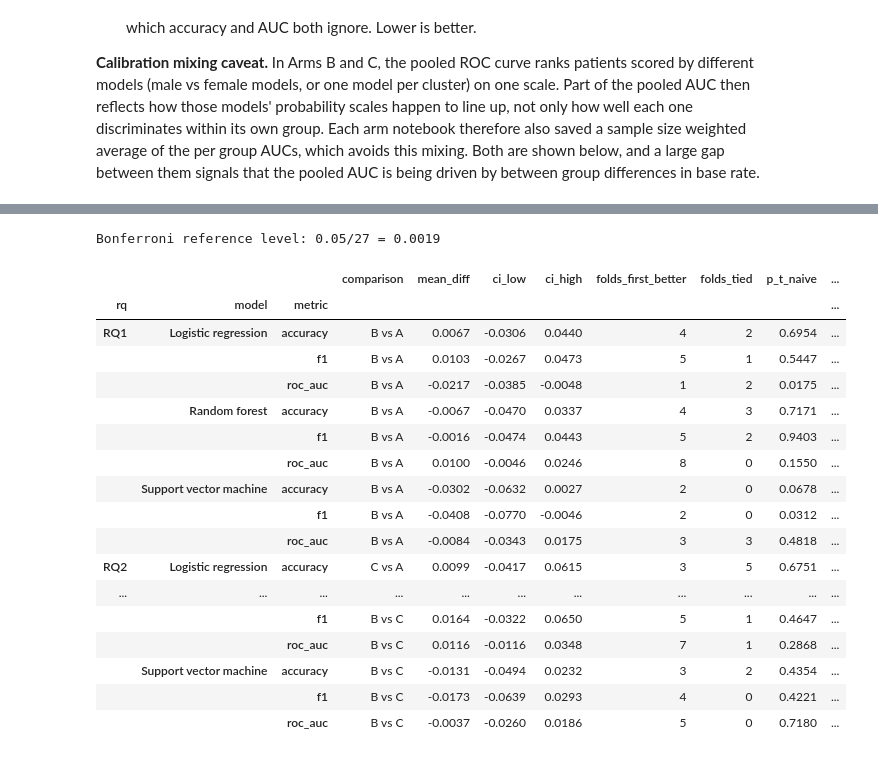
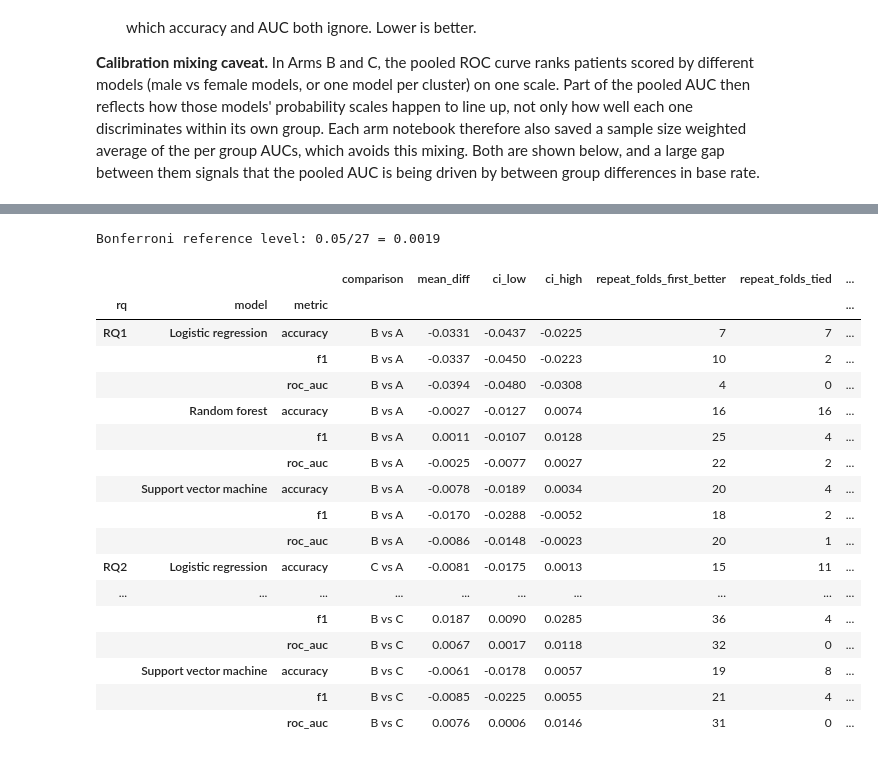
Before and after one commit to zzz271828/FIT2082_Research, a Jupyter notebook: notebooks/cross_arm_comparison.ipynb, the cells around one changed output, grey strips where cells are left out. Saved outputs shown, nothing was run; the diff lists cells and outputs as text; code cells hidden in the pictures.

```diff
--- a/notebooks/cross_arm_comparison.ipynb
+++ b/notebooks/cross_arm_comparison.ipynb
@@ -152,11 +184,13 @@ Using 1.96 here would give intervals that are too narrow, because the standard d
 # %%
-T_CRIT = stats.t.ppf(1 - ALPHA / 2, K_OUTER - 1)
+N_FOLD_OBS = N_REPEATS * K_OUTER
+T_CRIT = stats.t.ppf(1 - ALPHA / 2, N_FOLD_OBS - 1)
 
 summary_rows = []
 for arm in ARMS:
     fr = fold_results[arm]
     for model in MODELS:
         g = fr[fr["model"] == model]
+        assert len(g) == N_FOLD_OBS
         row = {"arm": arm, "model": model}
         for m in FOLD_METRICS:
             vals = g[m].to_numpy()
@@ -174,6 +208,6 @@ for m in FOLD_METRICS:
         lambda r: f"{r[m + '_mean']:.3f} ± {r[m + '_std']:.3f}  [{r[m + '_ci_low']:.3f}, {r[m + '_ci_high']:.3f}]", axis=1
     )
 fold_summary_display = pd.DataFrame({"arm": fold_summary["arm"], "model": fold_summary["model"], **display_cols})
-print(f"Mean ± SD across {K_OUTER} folds, with 95% t interval for the mean (t = {T_CRIT:.3f})")
+print(f"Mean ± SD across {N_FOLD_OBS} repeat-fold combinations, with 95% t interval for the mean (t = {T_CRIT:.3f})")
 fold_summary_display.set_index(["model", "arm"]).sort_index()
 # %% [output]
@@ -467,12 +501,13 @@ Each outer validation fold holds about 30 patients (roughly 14 disease and 16 he
 # %%
 fold_cm_rows = []
-for (arm, model), g in preds.items():
-    for k in range(K_OUTER):
-        gk = g[g["fold"] == k]
-        c = cm_counts(gk["y_true"], gk["pred"])
-        fold_cm_rows.append({"arm": arm, "model": model, "fold": k, **c,
-                             "sensitivity": c["TP"] / (c["TP"] + c["FN"]),
-                             "specificity": c["TN"] / (c["TN"] + c["FP"])})
+for (arm, model), g in raw_preds.items():
+    for r in range(N_REPEATS):
+        for k in range(K_OUTER):
+            gk = g[(g["repeat"] == r) & (g["fold"] == k)]
+            c = cm_counts(gk["y_true"], gk["pred"])
+            fold_cm_rows.append({"arm": arm, "model": model, "repeat": r, "fold": k, **c,
+                                 "sensitivity": c["TP"] / (c["TP"] + c["FN"]),
+                                 "specificity": c["TN"] / (c["TN"] + c["FP"])})
 fold_cm_df = pd.DataFrame(fold_cm_rows)
 fold_cm_df.to_csv(os.path.join(COMPARISON_DIR, "per_fold_confusion_matrices.csv"), index=False)
 
@@ -775,57 +810,59 @@ There are 3 comparisons × 3 classifiers × 3 metrics = 27 tests, so the Bonferr
 # %%
 N_TESTS_FOLD = len(COMPARISONS) * len(MODELS) * len(FOLD_METRICS)
-n_test_over_train = 1 / (K_OUTER - 1)
+n_test_over_train = 1 / (K_OUTER - 1)  # single fold's test/train size ratio, at K_OUTER = 5
 
 fold_test_rows = []
 for a1, a2, rq in COMPARISONS:
     for model in MODELS:
-        f1_ = fold_results[a1][fold_results[a1]["model"] == model].sort_values("fold")
-        f2_ = fold_results[a2][fold_results[a2]["model"] == model].sort_values("fold")
+        f1_ = fold_results[a1][fold_results[a1]["model"] == model].sort_values(["repeat", "fold"])
+        f2_ = fold_results[a2][fold_results[a2]["model"] == model].sort_values(["repeat", "fold"])
+        assert (f1_["repeat"].to_numpy() == f2_["repeat"].to_numpy()).all()
         assert (f1_["fold"].to_numpy() == f2_["fold"].to_numpy()).all()
         for metric in FOLD_METRICS:
             d = f1_[metric].to_numpy() - f2_[metric].to_numpy()
+            n = len(d)
             d_bar, s_d = d.mean(), d.std(ddof=1)
-            se = s_d / np.sqrt(K_OUTER)
+            se = s_d / np.sqrt(n)
             t_naive = d_bar / se if se > 0 else 0.0
-            p_naive = 2 * stats.t.cdf(-abs(t_naive), K_OUTER - 1)       # two sided t test
-            se_corr = s_d * np.sqrt(1 / K_OUTER + n_test_over_train)
+            p_naive = 2 * stats.t.cdf(-abs(t_naive), n - 1)       # two sided t test
+            se_corr = s_d * np.sqrt(1 / n + n_test_over_train)
             t_corr = d_bar / se_corr if se_corr > 0 else 0.0
-            p_corr = 2 * stats.t.cdf(-abs(t_corr), K_OUTER - 1)
+            p_corr = 2 * stats.t.cdf(-abs(t_corr), n - 1)
             p_wil = stats.wilcoxon(d).pvalue if np.any(d != 0) else 1.0
             fold_test_rows.append({
                 "rq": rq, "comparison": f"{a1} vs {a2}", "model": model, "metric": metric,
                 "mean_diff": d_bar,
                 "ci_low": d_bar - T_CRIT * se, "ci_high": d_bar + T_CRIT * se,
-                "folds_first_better": int((d > 0).sum()), "folds_tied": int((d == 0).sum()),
+                "repeat_folds_first_better": int((d > 0).sum()), "repeat_folds_tied": int((d == 0).sum()),
                 "p_t_naive": p_naive, "p_t_corrected": p_corr, "p_wilcoxon": p_wil,
                 "evidence (corrected)": grade_evidence(p_corr),
                 "below_bonferroni": p_corr < ALPHA / N_TESTS_FOLD,
             })
 
 fold_tests_df = pd.DataFrame(fold_test_rows)
 fold_tests_df.to_csv(os.path.join(COMPARISON_DIR, "fold_level_paired_tests.csv"), index=False)
 print(f"Bonferroni reference level: {ALPHA}/{N_TESTS_FOLD} = {ALPHA / N_TESTS_FOLD:.4f}")
 fold_tests_df.set_index(["rq", "model", "metric"]).round(4)
 # %% [output]
 Bonferroni reference level: 0.05/27 = 0.0019
-|  |  |  | comparison | mean_diff | ci_low | ci_high | folds_first_better | folds_tied | p_t_naive | ... |
-| rq | model | metric |  |  |  |  |  |  |  | ... |
-| RQ1 | Logistic regression | accuracy | B vs A | 0.0067 | -0.0306 | 0.0440 | 4 | 2 | 0.6954 | ... |
-|  |  | f1 | B vs A | 0.0103 | -0.0267 | 0.0473 | 5 | 1 | 0.5447 | ... |
-|  |  | roc_auc | B vs A | -0.0217 | -0.0385 | -0.0048 | 1 | 2 | 0.0175 | ... |
-|  | Random forest | accuracy | B vs A | -0.0067 | -0.0470 | 0.0337 | 4 | 3 | 0.7171 | ... |
-|  |  | f1 | B vs A | -0.0016 | -0.0474 | 0.0443 | 5 | 2 | 0.9403 | ... |
-|  |  | roc_auc | B vs A | 0.0100 | -0.0046 | 0.0246 | 8 | 0 | 0.1550 | ... |
-|  | Support vector machine | accuracy | B vs A | -0.0302 | -0.0632 | 0.0027 | 2 | 0 | 0.0678 | ... |
-|  |  | f1 | B vs A | -0.0408 | -0.0770 | -0.0046 | 2 | 0 | 0.0312 | ... |
-|  |  | roc_auc | B vs A | -0.0084 | -0.0343 | 0.0175 | 3 | 3 | 0.4818 | ... |
-| RQ2 | Logistic regression | accuracy | C vs A | 0.0099 | -0.0417 | 0.0615 | 3 | 5 | 0.6751 | ... |
-| ... | ... | ... | ... | ... | ... | ... | ... | ... | ... | ... |
-|  |  | f1 | B vs C | 0.0164 | -0.0322 | 0.0650 | 5 | 1 | 0.4647 | ... |
-|  |  | roc_auc | B vs C | 0.0116 | -0.0116 | 0.0348 | 7 | 1 | 0.2868 | ... |
-|  | Support vector machine | accuracy | B vs C | -0.0131 | -0.0494 | 0.0232 | 3 | 2 | 0.4354 | ... |
-|  |  | f1 | B vs C | -0.0173 | -0.0639 | 0.0293 | 4 | 0 | 0.4221 | ... |
-|  |  | roc_auc | B vs C | -0.0037 | -0.0260 | 0.0186 | 5 | 0 | 0.7180 | ... |
+|  |  |  | comparison | mean_diff | ci_low | ci_high | repeat_folds_first_better | repeat_folds_tied | ... |
+| rq | model | metric |  |  |  |  |  |  | ... |
+| RQ1 | Logistic regression | accuracy | B vs A | -0.0331 | -0.0437 | -0.0225 | 7 | 7 | ... |
+|  |  | f1 | B vs A | -0.0337 | -0.0450 | -0.0223 | 10 | 2 | ... |
+|  |  | roc_auc | B vs A | -0.0394 | -0.0480 | -0.0308 | 4 | 0 | ... |
+|  | Random forest | accuracy | B vs A | -0.0027 | -0.0127 | 0.0074 | 16 | 16 | ... |
+|  |  | f1 | B vs A | 0.0011 | -0.0107 | 0.0128 | 25 | 4 | ... |
+|  |  | roc_auc | B vs A | -0.0025 | -0.0077 | 0.0027 | 22 | 2 | ... |
+|  | Support vector machine | accuracy | B vs A | -0.0078 | -0.0189 | 0.0034 | 20 | 4 | ... |
+|  |  | f1 | B vs A | -0.0170 | -0.0288 | -0.0052 | 18 | 2 | ... |
+|  |  | roc_auc | B vs A | -0.0086 | -0.0148 | -0.0023 | 20 | 1 | ... |
+| RQ2 | Logistic regression | accuracy | C vs A | -0.0081 | -0.0175 | 0.0013 | 15 | 11 | ... |
+| ... | ... | ... | ... | ... | ... | ... | ... | ... | ... |
+|  |  | f1 | B vs C | 0.0187 | 0.0090 | 0.0285 | 36 | 4 | ... |
+|  |  | roc_auc | B vs C | 0.0067 | 0.0017 | 0.0118 | 32 | 0 | ... |
+|  | Support vector machine | accuracy | B vs C | -0.0061 | -0.0178 | 0.0057 | 19 | 8 | ... |
+|  |  | f1 | B vs C | -0.0085 | -0.0225 | 0.0055 | 21 | 4 | ... |
+|  |  | roc_auc | B vs C | 0.0076 | 0.0006 | 0.0146 | 31 | 0 | ... |
 # %%
 # Forest plot of mean paired differences with 95% t intervals.
 fig, axes = plt.subplots(1, len(FOLD_METRICS), figsize=(14, 5), sharey=True)
```
Also changed, not shown: parts of 28 cells of this notebook, 33 other files.
